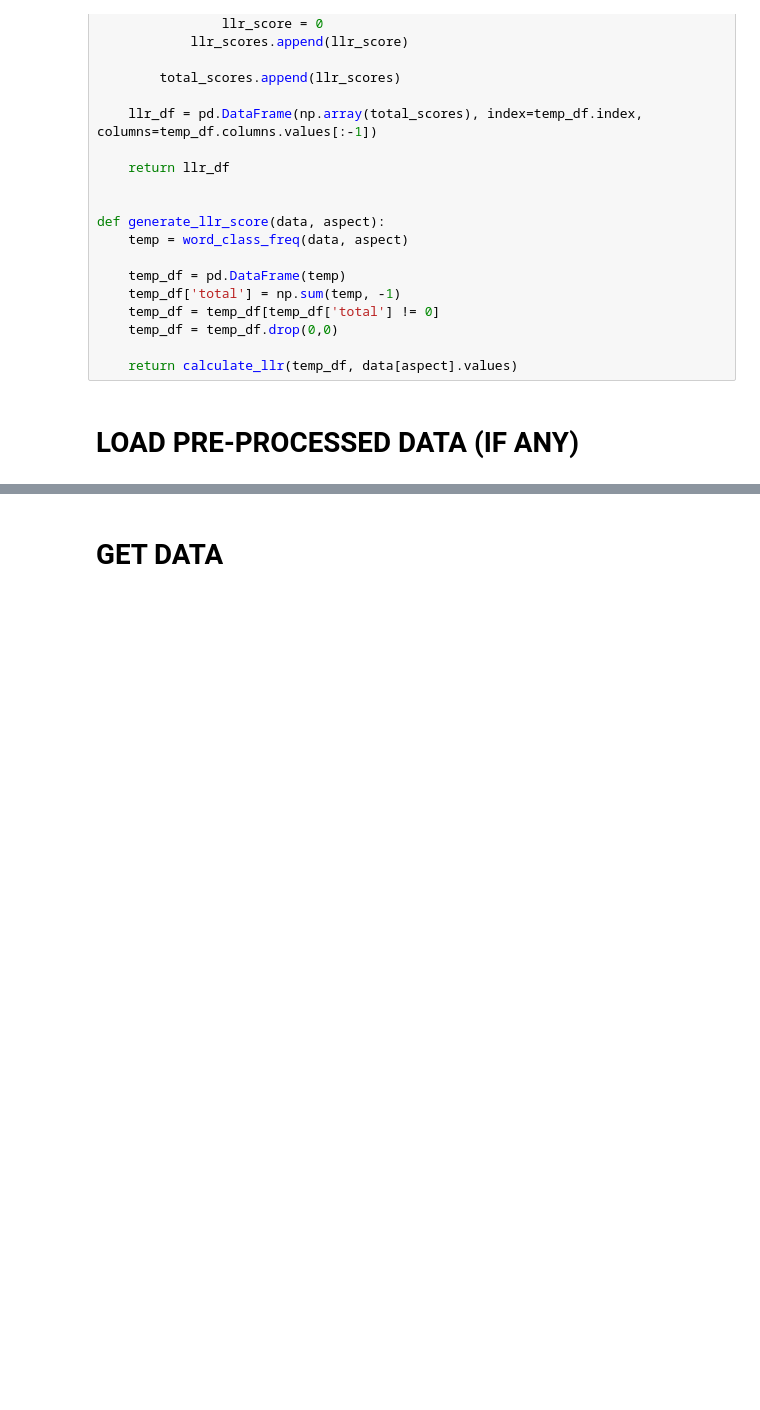
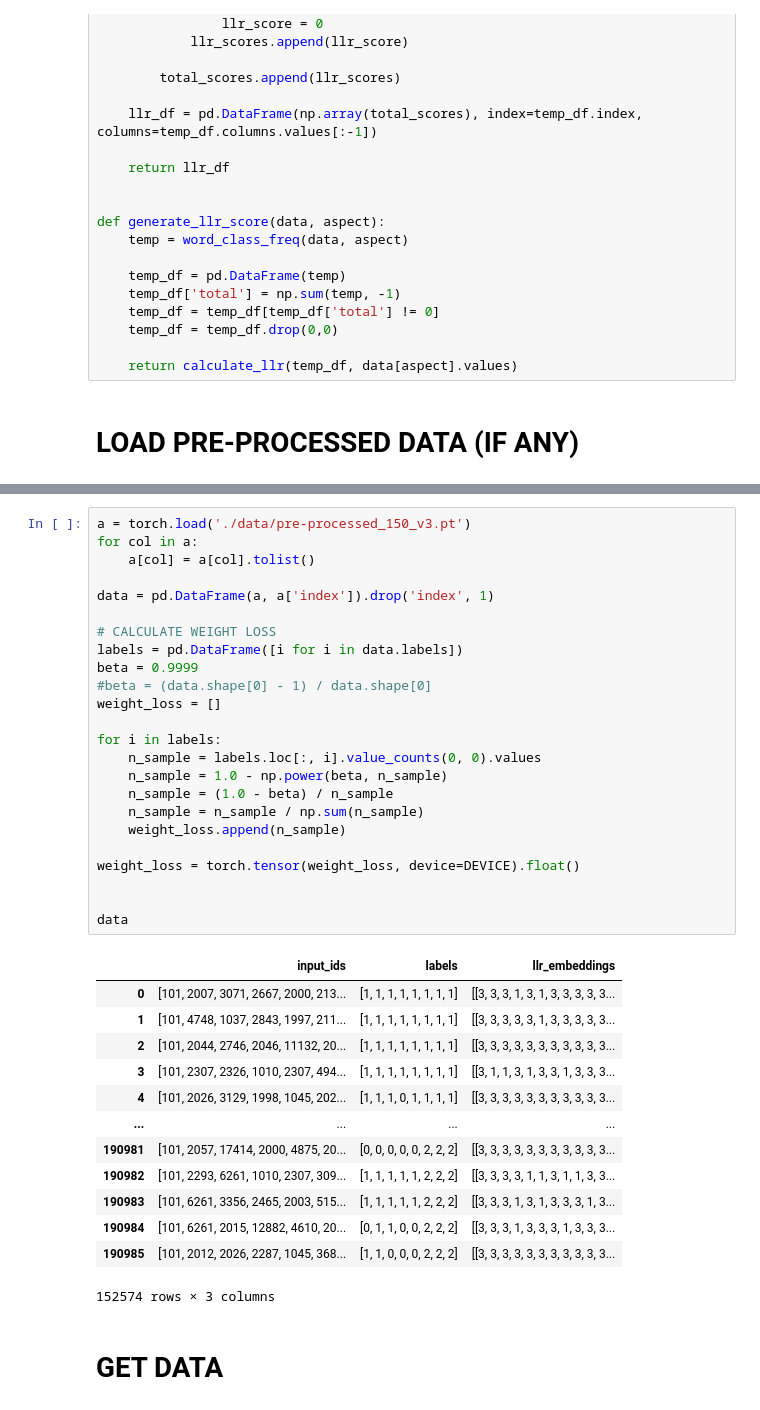
Before and after one commit to duyduc1110/BertLLREmbedding, a Jupyter notebook: playground.ipynb, the cells around one changed output, grey strips where cells are left out. Drawn from its saved outputs; the diff is of its cells as text; blank space fills up the shorter version.

```diff
--- a/playground.ipynb
+++ b/playground.ipynb
@@ -341,3 +348,41 @@ tensor([[0.0924, 0.0643, 0.8433],
+# %%
+a = torch.load('./data/pre-processed_150_v3.pt')
+for col in a:
+    a[col] = a[col].tolist()
+
+data = pd.DataFrame(a, a['index']).drop('index', 1)
+
+# CALCULATE WEIGHT LOSS
+labels = pd.DataFrame([i for i in data.labels])
+beta = 0.9999
+#beta = (data.shape[0] - 1) / data.shape[0]
+weight_loss = []
+
+for i in labels:
+    n_sample = labels.loc[:, i].value_counts(0, 0).values
+    n_sample = 1.0 - np.power(beta, n_sample)
+    n_sample = (1.0 - beta) / n_sample
+    n_sample = n_sample / np.sum(n_sample)
+    weight_loss.append(n_sample)
+
+weight_loss = torch.tensor(weight_loss, device=DEVICE).float()
+
+
+data
+# %% [output]
+|  | input_ids | labels | llr_embeddings |
+| 0 | [101, 2007, 3071, 2667, 2000, 213... | [1, 1, 1, 1, 1, 1, 1, 1] | [[3, 3, 3, 1, 3, 1, 3, 3, 3, 3, 3... |
+| 1 | [101, 4748, 1037, 2843, 1997, 211... | [1, 1, 1, 1, 1, 1, 1, 1] | [[3, 3, 3, 3, 3, 1, 3, 3, 3, 3, 3... |
+| 2 | [101, 2044, 2746, 2046, 11132, 20... | [1, 1, 1, 1, 1, 1, 1, 1] | [[3, 3, 3, 3, 3, 3, 3, 3, 3, 3, 3... |
+| 3 | [101, 2307, 2326, 1010, 2307, 494... | [1, 1, 1, 1, 1, 1, 1, 1] | [[3, 1, 1, 3, 1, 3, 3, 1, 3, 3, 3... |
+| 4 | [101, 2026, 3129, 1998, 1045, 202... | [1, 1, 1, 0, 1, 1, 1, 1] | [[3, 3, 3, 3, 3, 3, 3, 3, 3, 3, 3... |
+| ... | ... | ... | ... |
+| 190981 | [101, 2057, 17414, 2000, 4875, 20... | [0, 0, 0, 0, 0, 2, 2, 2] | [[3, 3, 3, 3, 3, 3, 3, 3, 3, 3, 3... |
+| 190982 | [101, 2293, 6261, 1010, 2307, 309... | [1, 1, 1, 1, 1, 2, 2, 2] | [[3, 3, 3, 3, 1, 1, 3, 1, 1, 3, 3... |
+| 190983 | [101, 6261, 3356, 2465, 2003, 515... | [1, 1, 1, 1, 1, 2, 2, 2] | [[3, 3, 3, 1, 3, 1, 3, 3, 3, 1, 3... |
+| 190984 | [101, 6261, 2015, 12882, 4610, 20... | [0, 1, 1, 0, 0, 2, 2, 2] | [[3, 3, 3, 1, 3, 3, 3, 1, 3, 3, 3... |
+| 190985 | [101, 2012, 2026, 2287, 1045, 368... | [1, 1, 0, 0, 0, 2, 2, 2] | [[3, 3, 3, 3, 3, 3, 3, 3, 3, 3, 3... |
+152574 rows × 3 columns
 # %% [markdown]
 # GET DATA
 # %%
```
Also changed, not shown: parts of 23 cells of this notebook, 2 other files.
